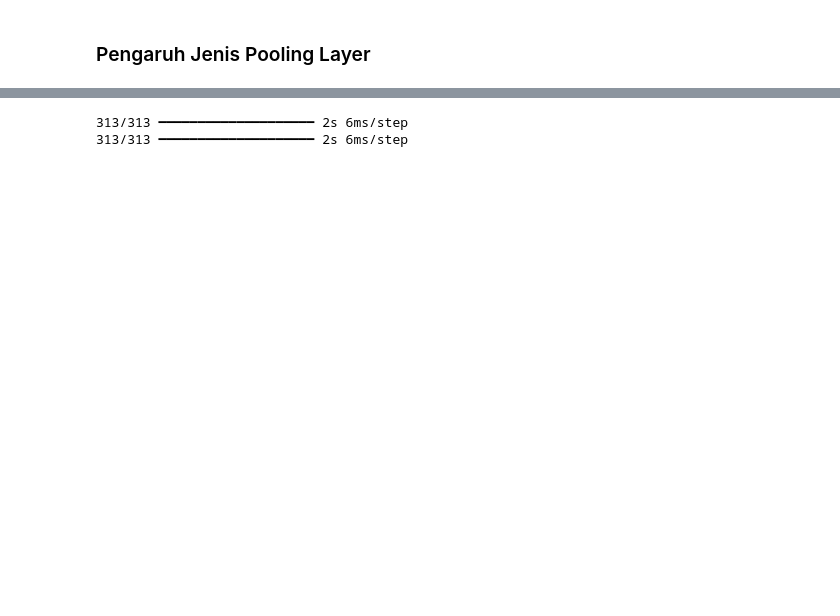
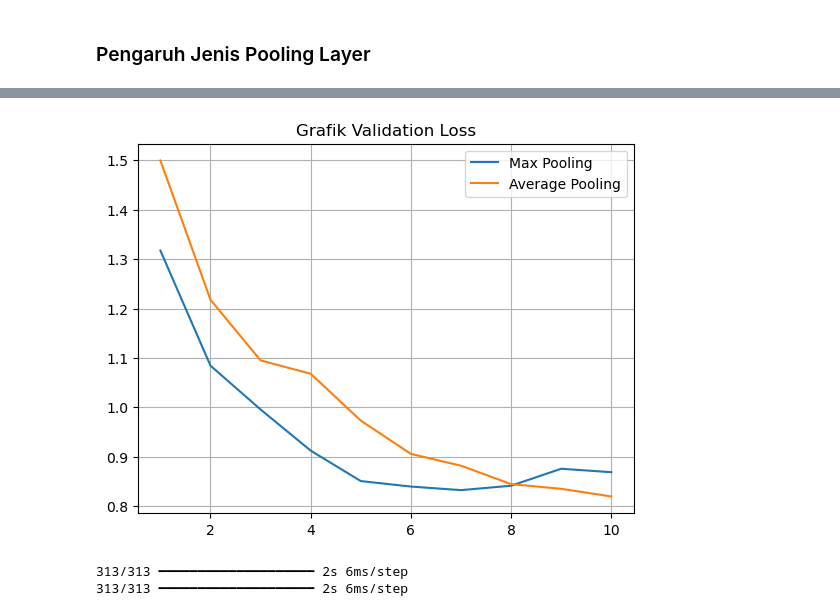
Before and after one commit to Kizaaaa/tubes-2-ml, a Jupyter notebook: CNN/notebook_eksperimen.ipynb, the cells around one changed output, grey strips where cells are left out. Saved outputs shown, nothing was run; the diff lists cells and outputs as text; code cells hidden in the pictures; blank space fills up the shorter version.

```diff
--- a/CNN/notebook_eksperimen.ipynb
+++ b/CNN/notebook_eksperimen.ipynb
@@ -816,10 +834,12 @@ plt.show()
 # %%
 plt.plot(range(1,11),model_J_hist.history['val_loss'], label = 'Max Pooling')
 plt.plot(range(1,11), model_K_hist.history['val_loss'], label = 'Average Pooling')
 plt.legend()
-plt.title('Grafik Training Loss')
+plt.title('Grafik Validation Loss')
 plt.grid(True)
 plt.show()
+# %% [output]
+[figure, added]
 # %%
 y_pred_J = np.argmax(model_J.predict(x_test), axis=1)
 y_pred_K = np.argmax(model_K.predict(x_test), axis=1)
```
Also changed, not shown: parts of 28 cells of this notebook.
